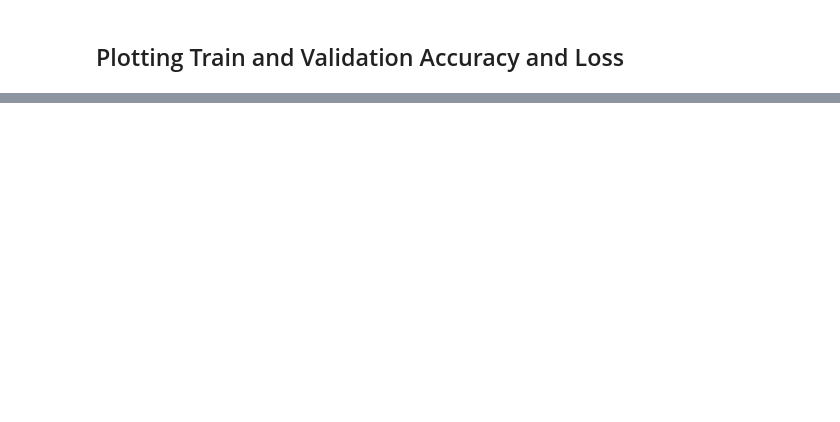
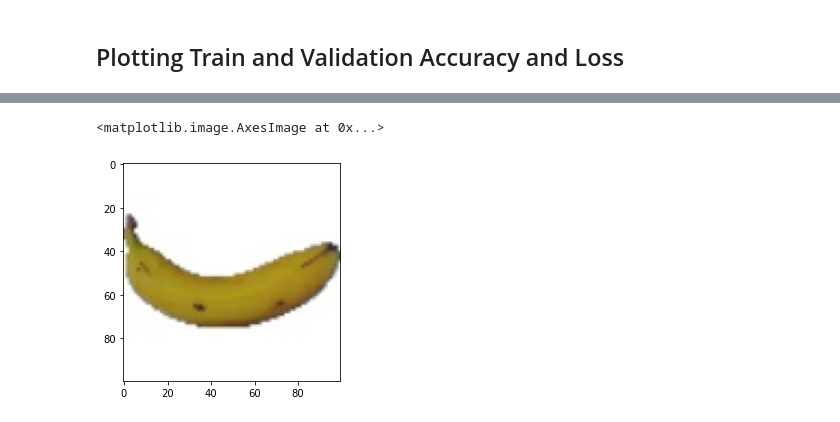
Before and after one commit to vaecole/Courses, a Jupyter notebook: IoT/fruits-360-cnn-tensorflow.ipynb, the cells around one changed output, grey strips where cells are left out. Drawn from its saved outputs; the diff is of its cells as text; code cells hidden in the pictures; blank space fills up the shorter version.

```diff
--- a/IoT/fruits-360-cnn-tensorflow.ipynb
+++ b/IoT/fruits-360-cnn-tensorflow.ipynb
@@ -198,0 +241,5 @@ plt.show()
+# %%
+plt.imshow(x0[0][150])
+# %% [output]
+<matplotlib.image.AxesImage at 0x...>
+[figure, added]
```
Also changed, not shown: parts of 18 cells of this notebook, 6 other files.
